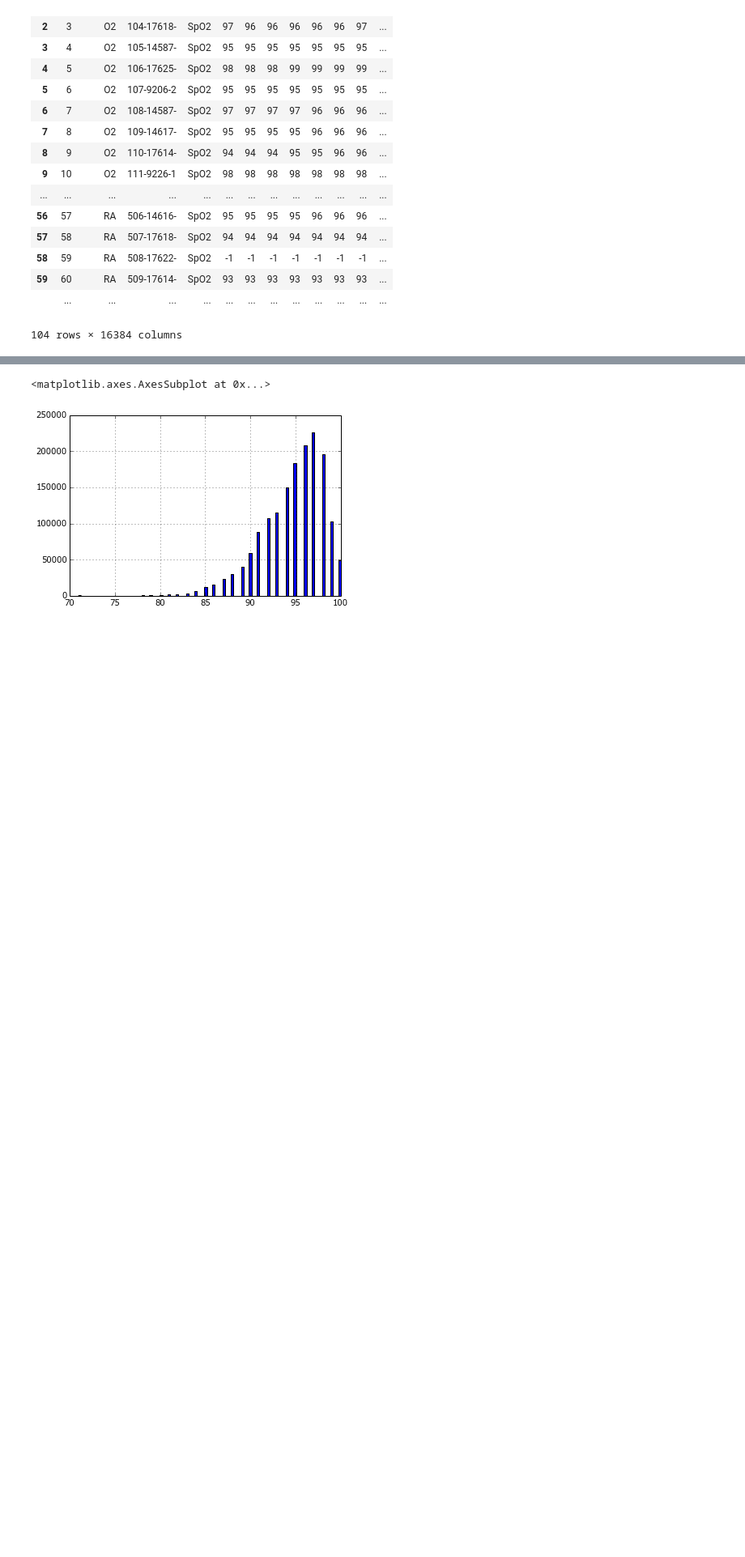
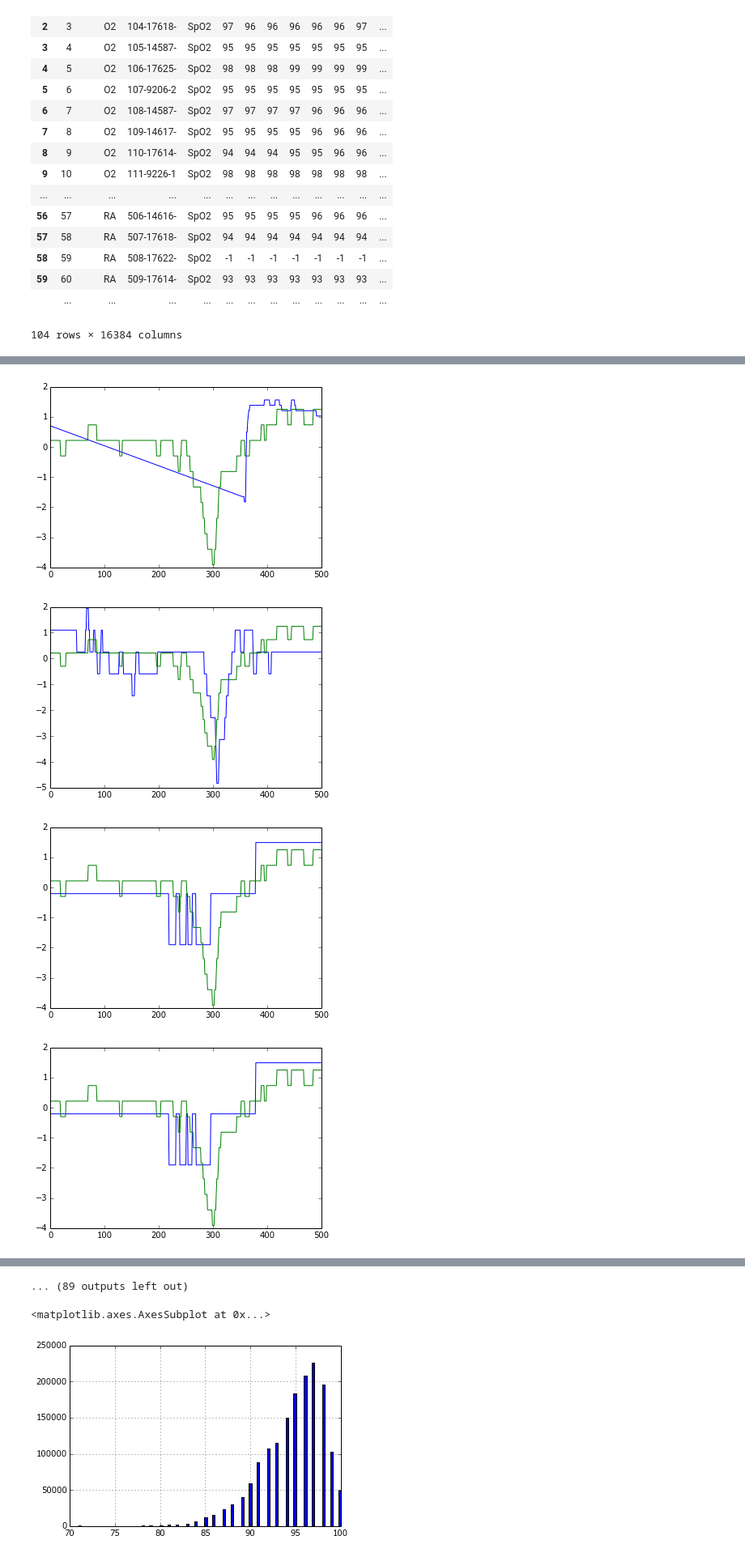
Before and after one commit to pvnick/pulse_oximetry, a Jupyter notebook: pulse_oximetry.ipynb, the cells around one changed output, grey strips where cells are left out. Shown at 81% size. Cells and saved outputs as stored; diff of their text form; code cells hidden in the pictures; blank space fills up the shorter version.

```diff
--- a/pulse_oximetry.ipynb
+++ b/pulse_oximetry.ipynb
@@ -46,0 +190,21 @@ raw_data
+# %%
+def znormalize(values):
+    value_series = pd.Series(values)
+    mean = value_series.mean()
+    std = value_series.std()
+    return (value_series - mean) / std
+# %%
+flat_data = pd.Series.from_csv("/home/pvnick/Downloads/ucrsuite/Source Code/oximetry.txt", index_col=None)
+query = pd.Series.from_csv("/tmp/query.txt", index_col=None)
+matches = pd.DataFrame.from_csv("/home/pvnick/Downloads/ucrsuite/Source Code/bin/Debug/matches.csv", index_col=None)
+for row in matches.values:
+    loc = int(row[0])
+    plt.plot(znormalize(flat_data[loc:loc + 500]))
+    plt.plot(znormalize(query.values))
+    plt.show()
+#flat_data
+# %% [output]
+[figure, added]
+[figure, added]
+[figure, added]
+[figure, added]
@@ -46,0 +219 @@ raw_data
+... (89 outputs left out)
```
Also changed, not shown: parts of 55 cells of this notebook, 18 other files.
